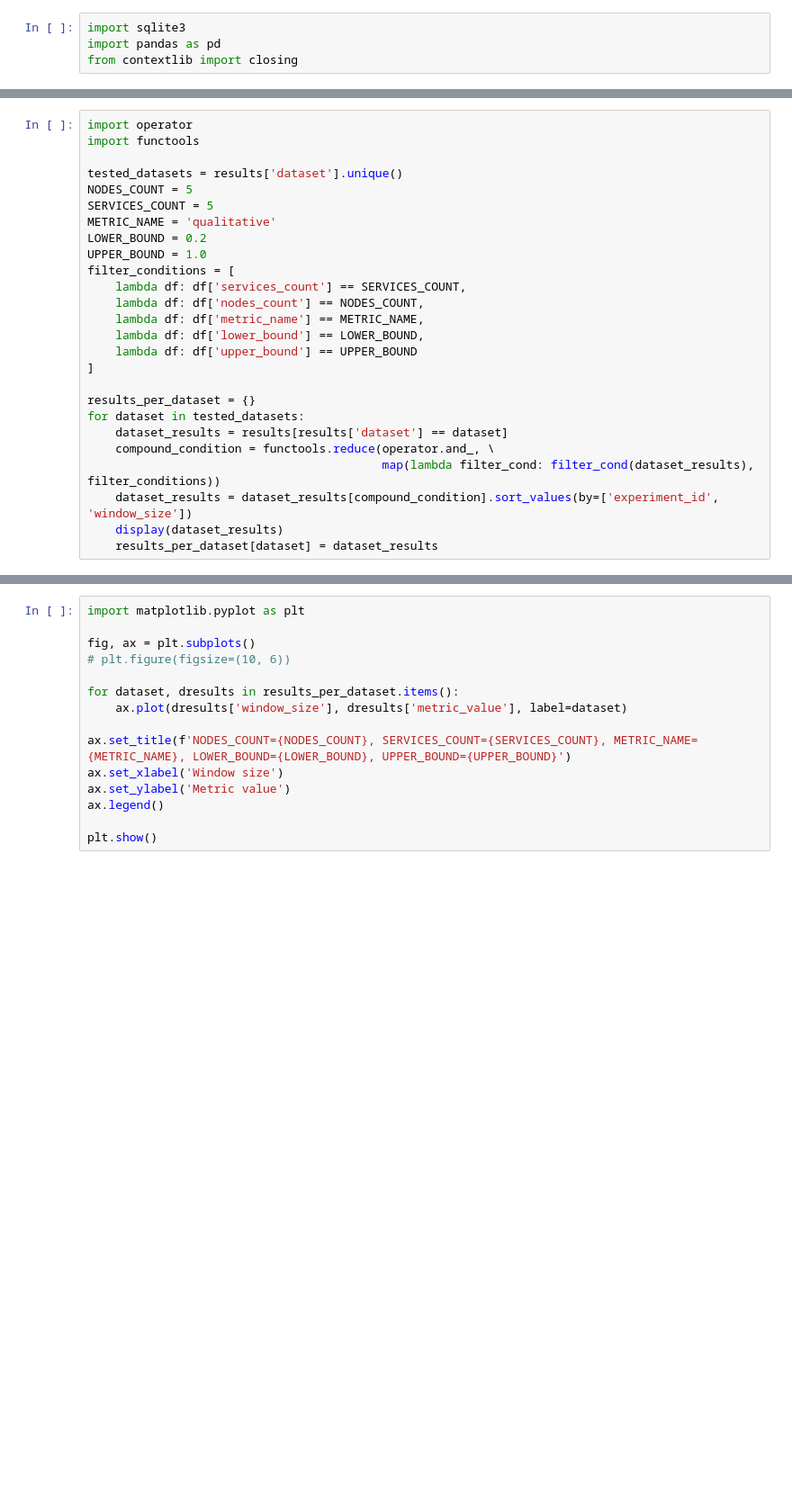
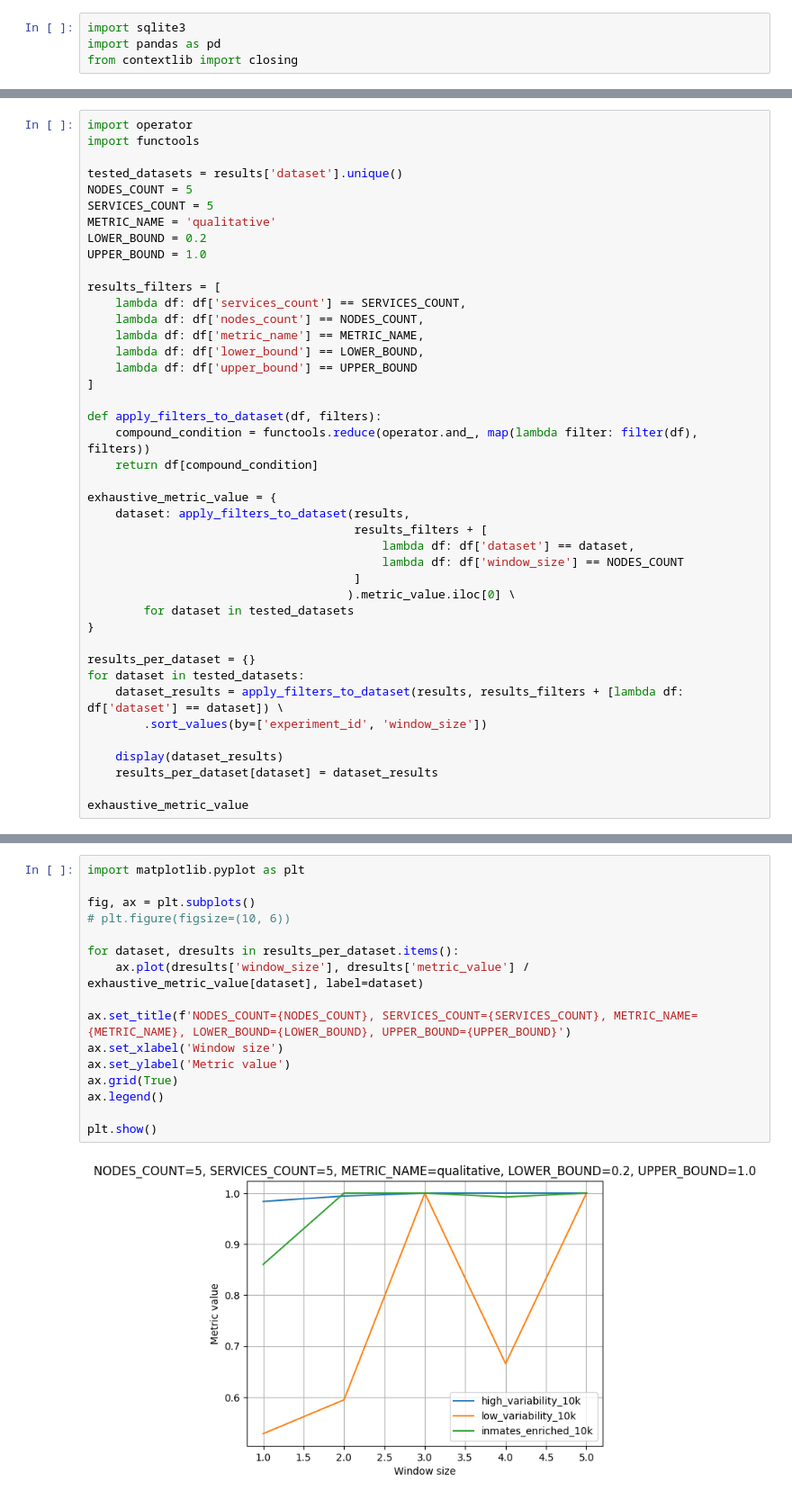
Before and after one commit to SESARLab/data-quality-simulator, a Jupyter notebook: notebooks/aggregate.ipynb, the cells around one changed output, grey strips where cells are left out. Shown: that part at 90% size. Cells and saved outputs as stored; diff of their text form; blank space fills up the shorter version.

```diff
--- a/notebooks/aggregate.ipynb
+++ b/notebooks/aggregate.ipynb
@@ -23,7 +31,8 @@ SERVICES_COUNT = 5
 METRIC_NAME = 'qualitative'
 LOWER_BOUND = 0.2
 UPPER_BOUND = 1.0
-filter_conditions = [
+
+results_filters = [
     lambda df: df['services_count'] == SERVICES_COUNT,
     lambda df: df['nodes_count'] == NODES_COUNT,
     lambda df: df['metric_name'] == METRIC_NAME,
@@ -31,11 +40,26 @@ filter_conditions = [
     lambda df: df['upper_bound'] == UPPER_BOUND
 ]
 
+def apply_filters_to_dataset(df, filters):
+    compound_condition = functools.reduce(operator.and_, map(lambda filter: filter(df), filters))
+    return df[compound_condition]
+
+exhaustive_metric_value = {
+    dataset: apply_filters_to_dataset(results,
+                                      results_filters + [
+                                          lambda df: df['dataset'] == dataset,
+                                          lambda df: df['window_size'] == NODES_COUNT
+                                      ]
+                                     ).metric_value.iloc[0] \
+        for dataset in tested_datasets
+}
+
 results_per_dataset = {}
 for dataset in tested_datasets:
-    dataset_results = results[results['dataset'] == dataset]
-    compound_condition = functools.reduce(operator.and_, \
-                                          map(lambda filter_cond: filter_cond(dataset_results), filter_conditions))
-    dataset_results = dataset_results[compound_condition].sort_values(by=['experiment_id', 'window_size'])
+    dataset_results = apply_filters_to_dataset(results, results_filters + [lambda df: df['dataset'] == dataset]) \
+        .sort_values(by=['experiment_id', 'window_size'])
+
     display(dataset_results)
     results_per_dataset[dataset] = dataset_results
+
+exhaustive_metric_value
@@ -42,15 +88,18 @@ for dataset in tested_datasets:
 # %%
 import matplotlib.pyplot as plt
 
 fig, ax = plt.subplots()
 # plt.figure(figsize=(10, 6))
 
 for dataset, dresults in results_per_dataset.items():
-    ax.plot(dresults['window_size'], dresults['metric_value'], label=dataset)
+    ax.plot(dresults['window_size'], dresults['metric_value'] / exhaustive_metric_value[dataset], label=dataset)
 
 ax.set_title(f'NODES_COUNT={NODES_COUNT}, SERVICES_COUNT={SERVICES_COUNT}, METRIC_NAME={METRIC_NAME}, LOWER_BOUND={LOWER_BOUND}, UPPER_BOUND={UPPER_BOUND}')
 ax.set_xlabel('Window size')
 ax.set_ylabel('Metric value')
+ax.grid(True)
 ax.legend()
 
 plt.show()
+# %% [output]
+[figure, added]
```
Also changed, not shown: parts of 3 cells of this notebook, 13 other files.
